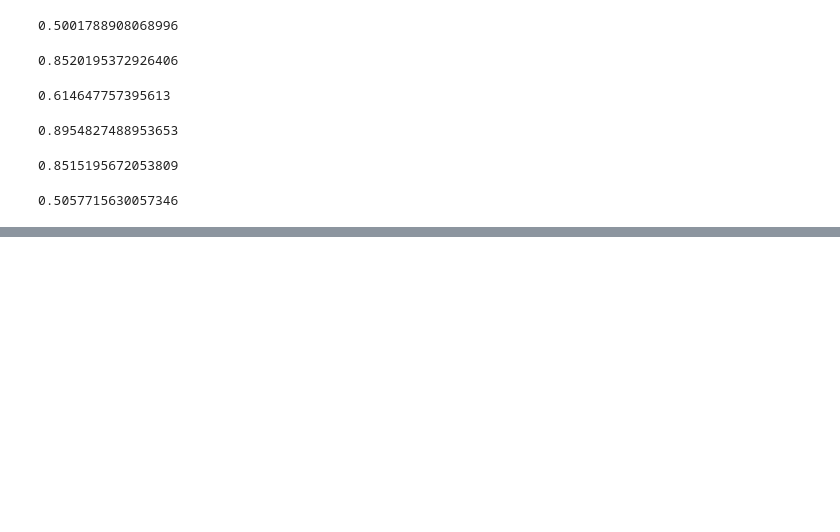
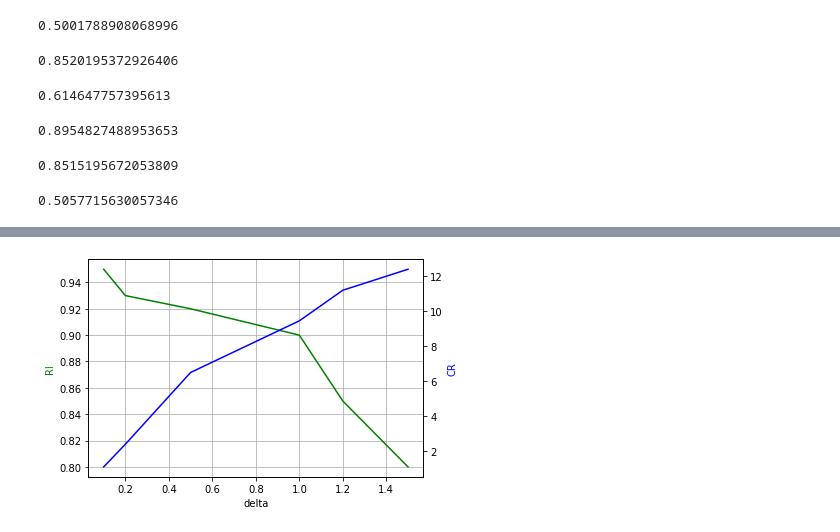
Before and after one commit to suchfun/MasterThesis, a Jupyter notebook: experience/ch4_experience/baseline.ipynb, the cells around one changed output, grey strips where cells are left out. Cells and saved outputs as stored; diff of their text form; code cells hidden in the pictures; blank space fills up the shorter version.

```diff
--- a/experience/ch4_experience/baseline.ipynb
+++ b/experience/ch4_experience/baseline.ipynb
@@ -503,0 +581,16 @@ adjusted_rand_score(l2,baseline)
+# %%
+delta = [0.1,0.2,0.5,1,1.2,1.5]
+RI = [0.95,0.93,0.92,0.9,0.85,0.80]
+CR = [1.1,2.4,6.5,9.45,11.2,12.4]
+
+fig,ax1 = plt.subplots()
+ax2 = ax1.twinx()           # 做镜像处理
+ax1.plot(delta,RI,'g-')
+ax2.plot(delta,CR,'b-')
+
+ax1.set_xlabel("delta")    #设置x轴标题
+ax1.set_ylabel('RI',color = 'g')   #设置Y1轴标题
+ax2.set_ylabel('CR',color = 'b')
+ax1.grid()
+# %% [output]
+[figure, added]
```
Also changed, not shown: parts of 5 cells of this notebook, 16 other files.
